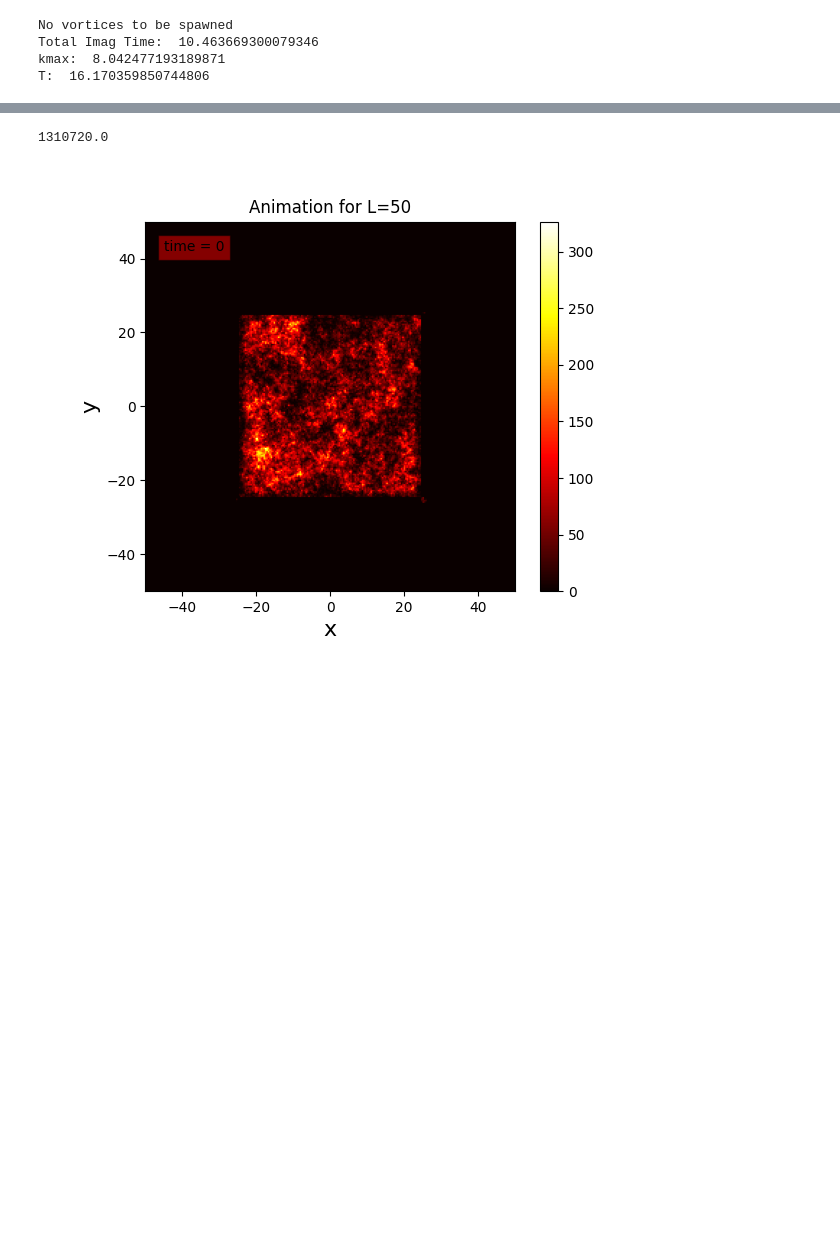
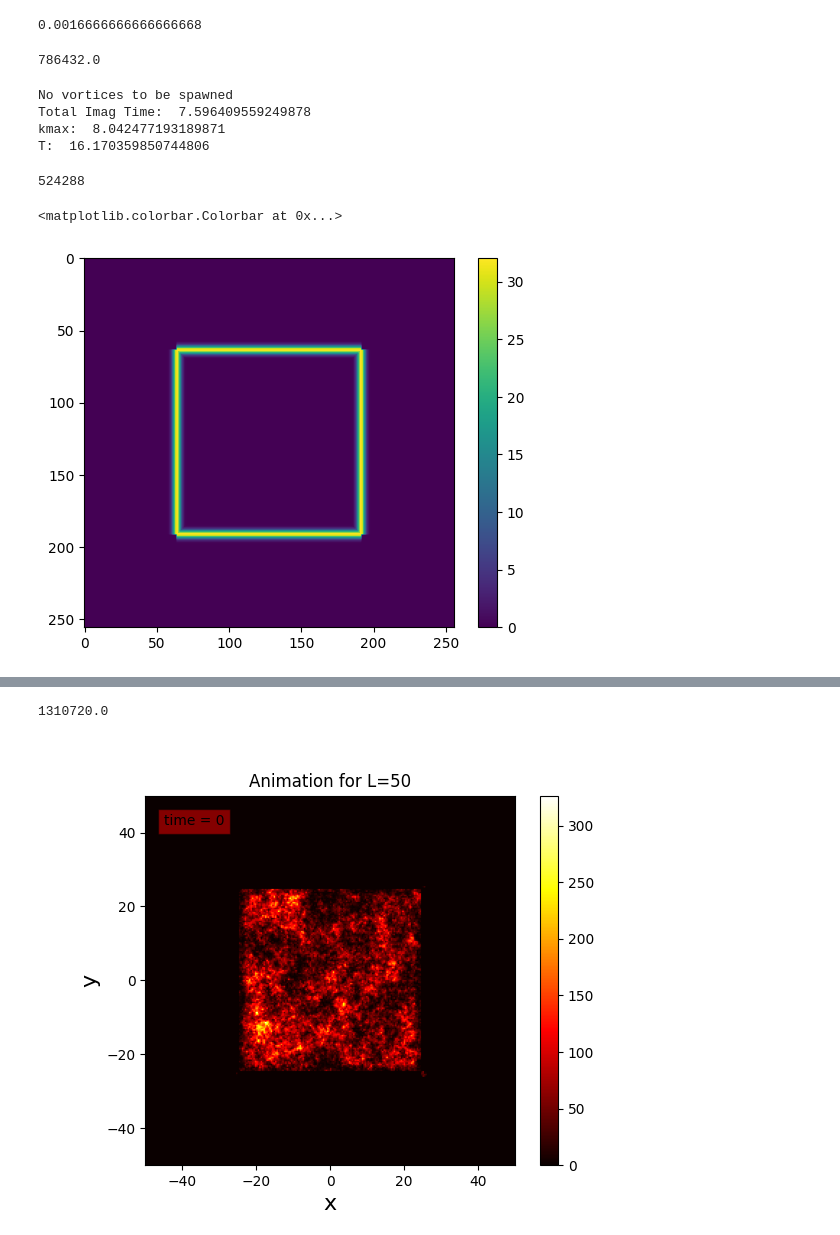
Before and after one commit to easuit24/BECs2, a Jupyter notebook: newboxpotential_classicalfield.ipynb, the cells around one changed output, grey strips where cells are left out. Drawn from its saved outputs; the diff is of its cells as text; code cells hidden in the pictures; blank space fills up the shorter version.

```diff
--- a/newboxpotential_classicalfield.ipynb
+++ b/newboxpotential_classicalfield.ipynb
@@ -3,11 +3,30 @@ import numpy as np
 import matplotlib.pyplot as plt
 
 from classicalfield_orig import FiniteTempGPE as gpe
+# %%
+0.005/3
+# %% [output]
+0.0016666666666666668
+# %%
+200/(0.000762939453125/3)
+# %% [output]
+786432.0
 # %%
 # test out to see if the new potential is good
-g = gpe(npoints = 2**7, numImagSteps = 2000, numRealSteps = 264000, dtcoef = 0.0005, Nsamples = 1, runAnim = True, animFileName = 'test_box.mp4', Tfact = 1/2, dst = False)
+g = gpe(npoints = 2**7, numImagSteps = 2000, numRealSteps = 800000, dtcoef = 0.0015, boxthickness = 3, Nsamples = 1, runAnim = True, animFileName = 'dt0015_thick3_long.mp4', Tfact = 1/2, dst = False)
 # %% [output]
 No vortices to be spawned
-Total Imag Time:  10.463669300079346
+Total Imag Time:  7.596409559249878
 kmax:  8.042477193189871
 T:  16.170359850744806
+# %%
+print(g.gpeobj.Vbox.nbytes)
+# %% [output]
+524288
+# %%
+plt.figure()
+plt.imshow(g.gpeobj.Vbox)
+plt.colorbar()
+# %% [output]
+<matplotlib.colorbar.Colorbar at 0x...>
+[figure, added]
```
Also changed, not shown: parts of 4 cells of this notebook, 3 other files.
